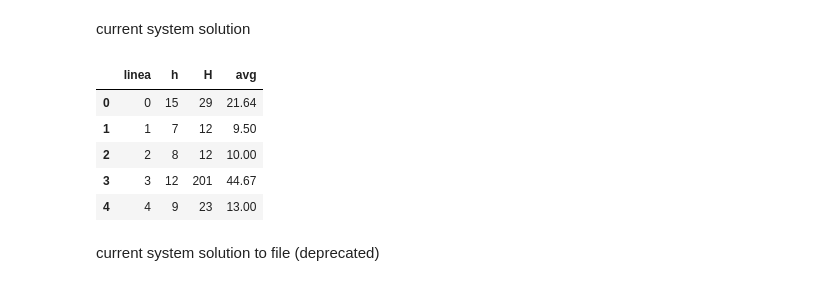
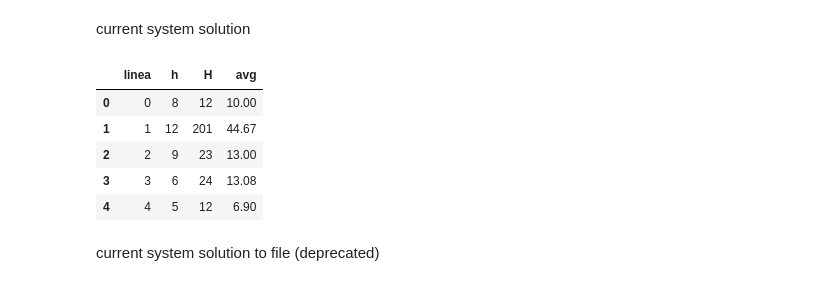
Before and after one commit to jonathan-murana/bus-generator, a Jupyter notebook: bus.ipynb, the cells around one changed output. Saved outputs shown, nothing was run; the diff lists cells and outputs as text; code cells hidden in the pictures.

```diff
--- a/bus.ipynb
+++ b/bus.ipynb
@@ -697,7 +697,7 @@ if DEBUG:
 
 #19 21
 
-scenario_array = [None] * (45 + 1)
+scenario_array = [None] * (45)
 
 def get_escenario(points_1200_1400_200,size,random_state, my_lambda, ordinal):
     _points_aux1 = points_1200_1400_200.sample(size,random_state=random_state).copy()
@@ -925,39 +908,39 @@ def current_sulution_by_im(frequency):
 
     current_solution_aux = current_solution_aux.query('ordinal == 1 and tipo_dia==1').copy()
     current_solution_aux['siguiente'] = current_solution_aux.hora.shift(-1)
     current_solution_aux['diff'] = current_solution_aux.apply(lambda e:diff(
         e.hora,e.siguiente),axis = 1) .copy()
 
     current_solution_aux = current_solution_aux[current_solution_aux['cod_variante']
                                                 .isin(frequency['linea'])].copy()
     current_solution_aux = current_solution_aux[current_solution_aux['diff'] > 0].copy()
     current_solution_aux = current_solution_aux.groupby('cod_variante').mean().reset_index()
     frec_h_H_avg_aux =  pd.merge(frequency, current_solution_aux,
                      how='left', left_on=['linea'], right_on=['cod_variante']).copy()
 
     frec_h_H_avg_aux = frec_h_H_avg_aux[['diff']]
     frec_h_H_avg_aux=frec_h_H_avg_aux.round(0)
     current_solution_aux = frec_h_H_avg_aux
     current_solution_aux_imm = current_solution_aux
     return current_solution_aux_imm
 
 def to_int(sol):
     sol['diff'] = sol.apply(lambda e: math.ceil(e),axis = 1)
     return  sol
 
 for i in range(len(scenario_array)):
     c_s = current_sulution_by_im(scenario_array[i]['fs'])
     scenario_array[i]['c_s'] = to_int(c_s)
 
 if DEBUG:
-    display(scenario_array[9]['fs_m'].head())
+    display(scenario_array[0]['fs_m'].head())
 # %% [output]
 |  | linea | h | H | avg |
-| 0 | 0 | 15 | 29 | 21.64 |
-| 1 | 1 | 7 | 12 | 9.50 |
-| 2 | 2 | 8 | 12 | 10.00 |
-| 3 | 3 | 12 | 201 | 44.67 |
-| 4 | 4 | 9 | 23 | 13.00 |
+| 0 | 0 | 8 | 12 | 10.00 |
+| 1 | 1 | 12 | 201 | 44.67 |
+| 2 | 2 | 9 | 23 | 13.00 |
+| 3 | 3 | 6 | 24 | 13.08 |
+| 4 | 4 | 5 | 12 | 6.90 |
 # %% [markdown]
 current system solution to file (deprecated)
 # %%
```
Also changed, not shown: parts of 30 cells of this notebook, 2 other files.
